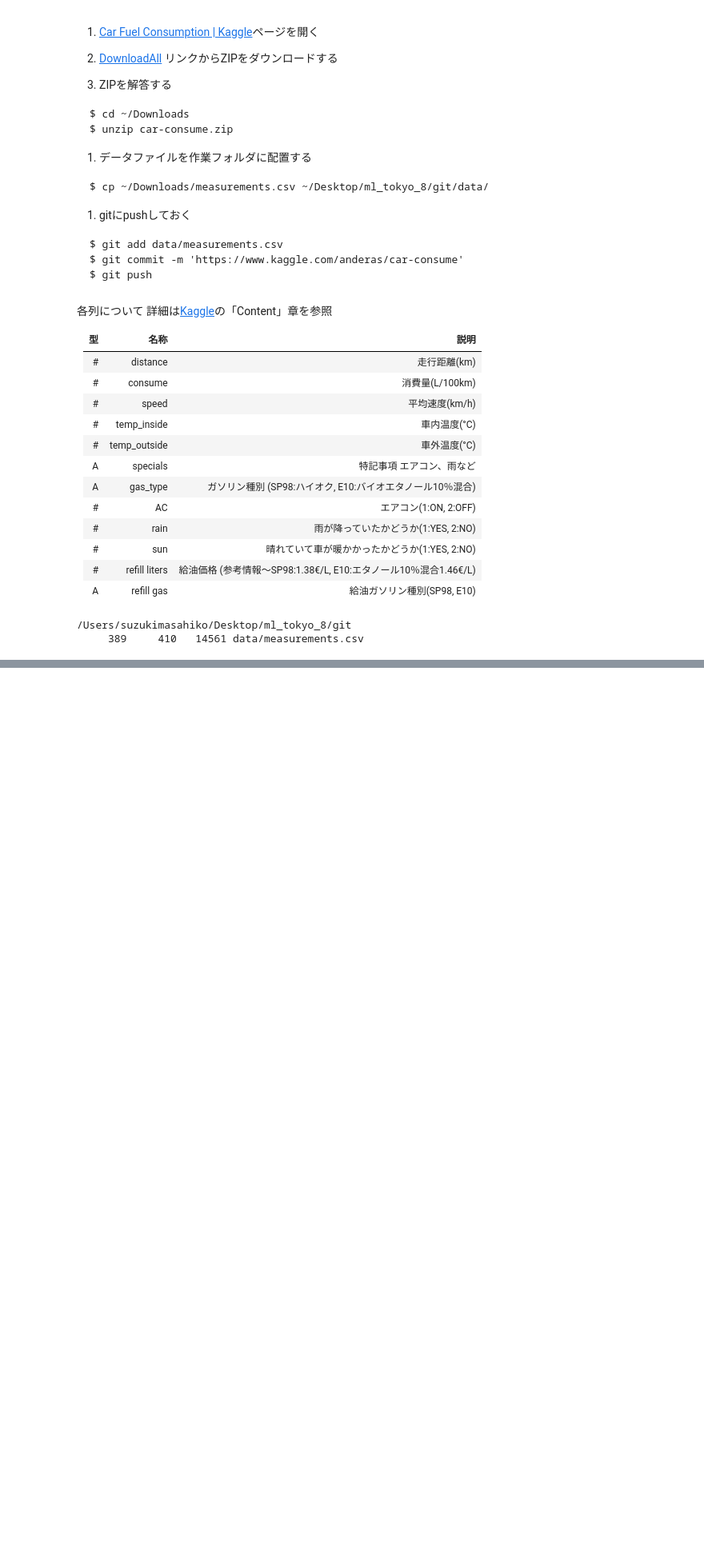
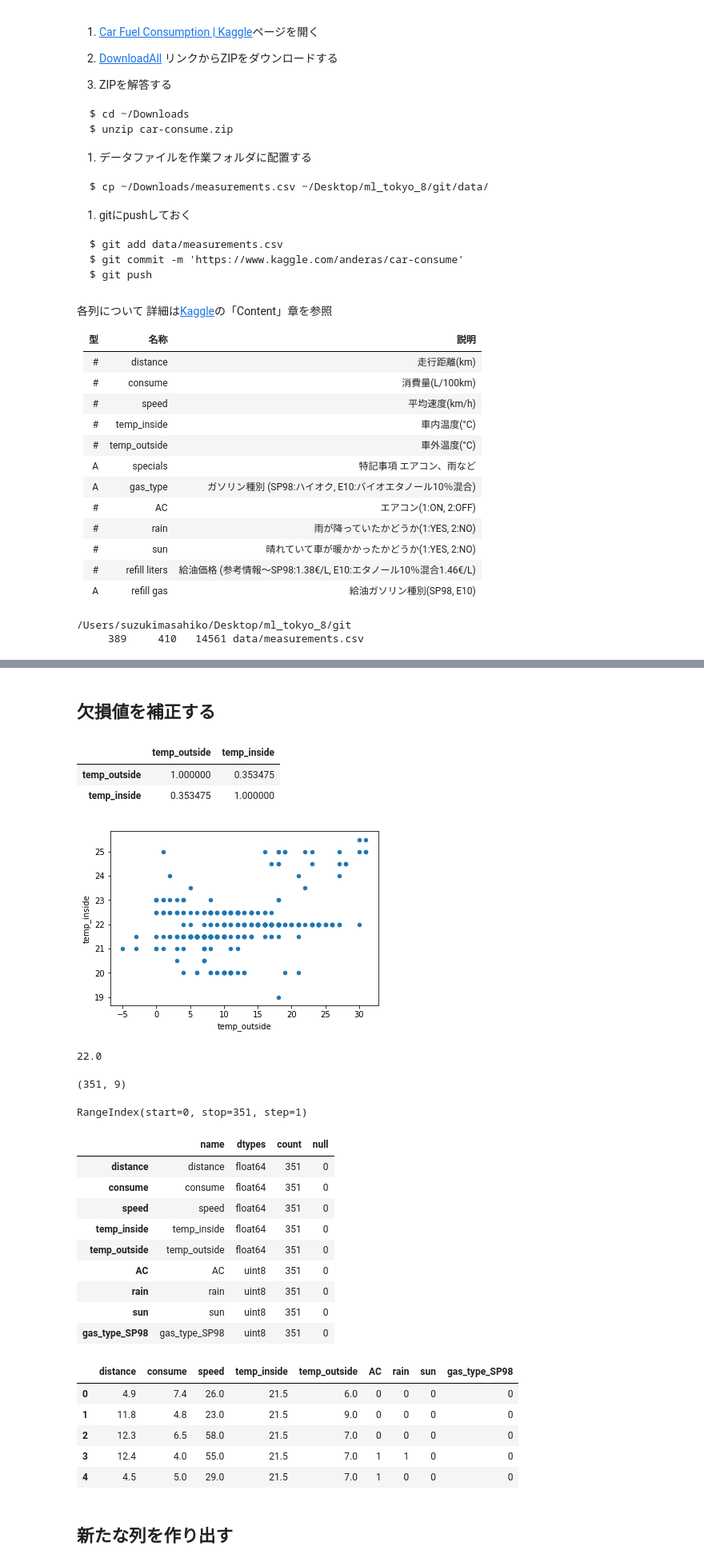
Before and after one commit to msuz/ml_tokyo_8, a Jupyter notebook: Day3_work_鈴木雅彦.ipynb, the cells around one changed output, grey strips where cells are left out. Shown at 80% size. Saved outputs shown, nothing was run; the diff lists cells and outputs as text; code cells hidden in the pictures; blank space fills up the shorter version.

```diff
--- a/Day3_work_鈴木雅彦.ipynb
+++ b/Day3_work_鈴木雅彦.ipynb
@@ -317,0 +123,4 @@ df_train = df.iloc[test_row_num:]
+# %%
+# ヘッダを除く先頭10%を読み飛ばして、末尾90%を学習データとして読み込む
+df_train = pd.read_csv(filepath, skiprows=range(1, nrows_test))
+show_dataframe_info(df_train)
@@ -317,0 +376,13 @@ df_train = df.iloc[test_row_num:]
+# %%
+# refill gas(給油ガソリン種別)列を削除する
+def drop_refillgas(df):
+    # 内容を確認する->値が入っているのは13行のみ
+    display(df['refill gas'].value_counts())
+    # これらはgas_type_SP98で表現できる
+    display(df[df['refill gas'].notnull()])
+    # よってこの列は不要と判断し、削除する
+    df = df.drop(columns=['refill gas'])
+    return df
+
+df_train = drop_refillgas(df_train)
+show_dataframe_info(df_train)
@@ -317,0 +424,54 @@ df_train = df.iloc[test_row_num:]
+# %% [markdown]
+
+## 欠損値を補正する
+# %%
+# temp_inside(車内温度)の欠損値をどうするか
+
+# 直感的にはtemp_outside(社外温度)との相関が強そう
+display(df_train[['temp_outside', 'temp_inside']].corr())
+df_train.plot(x='temp_outside', y='temp_inside', kind='scatter')
+plt.show()
+# と思いきや、意外とそうでもない
+# 線形回帰とかを使って値を求めても精度向上は見込めなそう
+# 学習データの平均値を代入することにしよう
+# テストデータに対しても同じ処理ができるように値を保持しておく
+class temp_inside:
+    value = 0
+
+    @classmethod
+    def fillna(cls, df):
+        df['temp_inside'] = df['temp_inside'].fillna(cls.value)
+        return df
+
+# temp_insideの値は0.5刻みで登録されているので、そのフォーマットに順ずる
+temp_inside.value = round(df_train['temp_inside'].mean() * 2) / 2
+display(temp_inside.value)
+
+df_train = temp_inside.fillna(df_train)
+show_dataframe_info(df_train)
+# %% [output]
+|  | temp_outside | temp_inside |
+| temp_outside | 1.000000 | 0.353475 |
+| temp_inside | 0.353475 | 1.000000 |
+[figure, added]
+22.0
+(351, 9)
+RangeIndex(start=0, stop=351, step=1)
+|  | name | dtypes | count | null |
+| distance | distance | float64 | 351 | 0 |
+| consume | consume | float64 | 351 | 0 |
+| speed | speed | float64 | 351 | 0 |
+| temp_inside | temp_inside | float64 | 351 | 0 |
+| temp_outside | temp_outside | float64 | 351 | 0 |
+| AC | AC | uint8 | 351 | 0 |
+| rain | rain | uint8 | 351 | 0 |
+| sun | sun | uint8 | 351 | 0 |
+| gas_type_SP98 | gas_type_SP98 | uint8 | 351 | 0 |
+|  | distance | consume | speed | temp_inside | temp_outside | AC | rain | sun | gas_type_SP98 |
+| 0 | 4.9 | 7.4 | 26.0 | 21.5 | 6.0 | 0 | 0 | 0 | 0 |
+| 1 | 11.8 | 4.8 | 23.0 | 21.5 | 9.0 | 0 | 0 | 0 | 0 |
+| 2 | 12.3 | 6.5 | 58.0 | 21.5 | 7.0 | 0 | 0 | 0 | 0 |
+| 3 | 12.4 | 4.0 | 55.0 | 21.5 | 7.0 | 1 | 1 | 0 | 0 |
+| 4 | 4.5 | 5.0 | 29.0 | 21.5 | 7.0 | 1 | 0 | 0 | 0 |
+# %% [markdown]
+## 新たな列を作り出す
```
Also changed, not shown: parts of 54 cells of this notebook.
